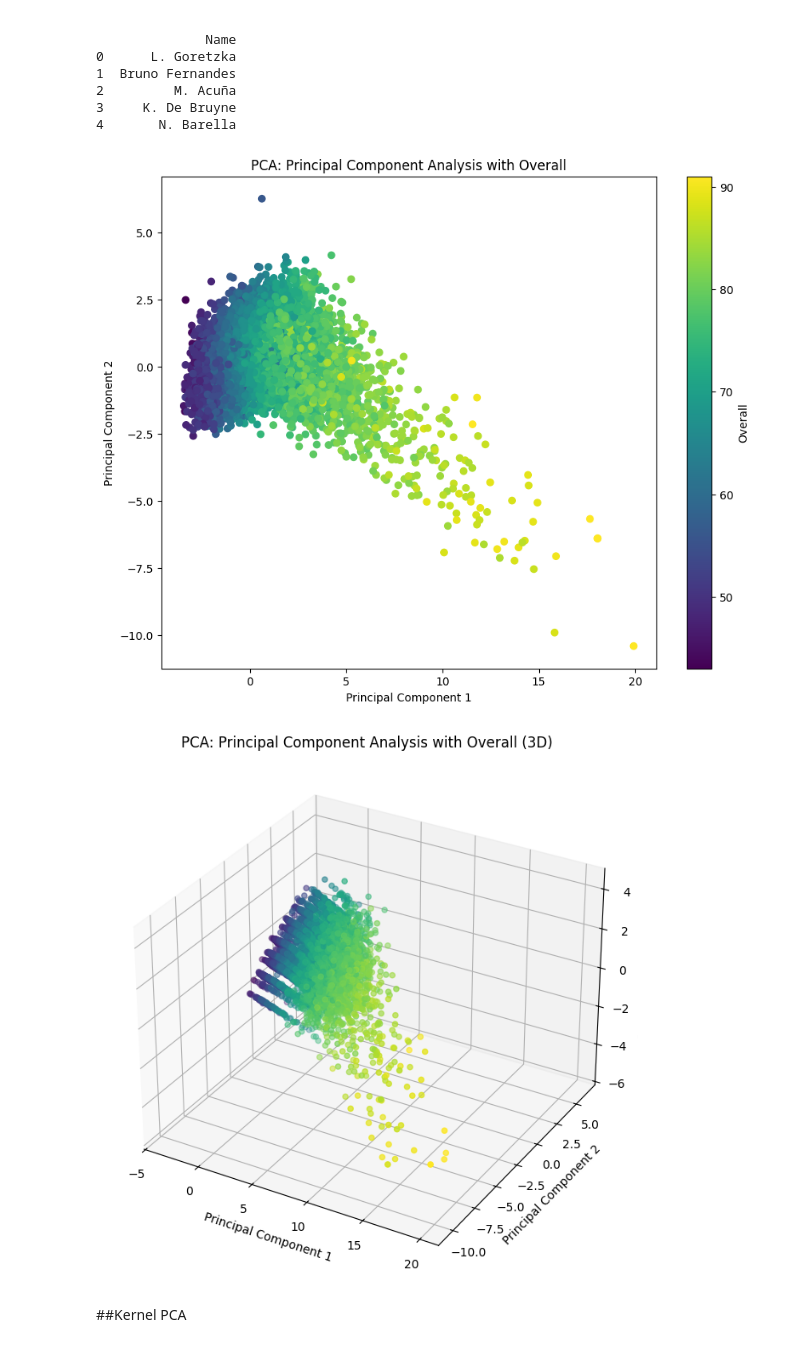
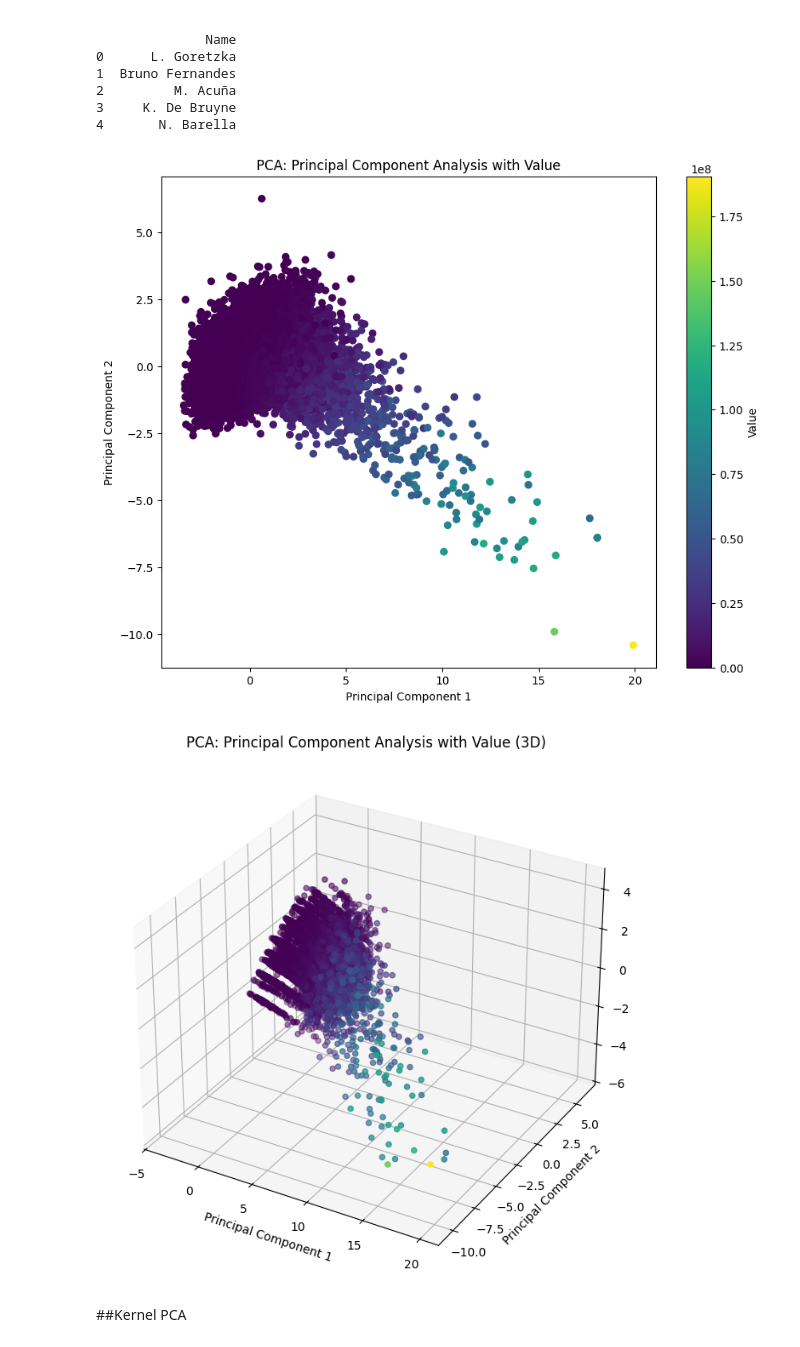
Before and after one commit to jmparradov/Machine-Learning-II---Talleres, a Jupyter notebook: Taller_2_Machine_Learning_2.ipynb, the cells around one changed output. Saved outputs shown, nothing was run; the diff lists cells and outputs as text; code cells hidden in the pictures.

```diff
--- a/Taller_2_Machine_Learning_2.ipynb
+++ b/Taller_2_Machine_Learning_2.ipynb
@@ -170,41 +170,41 @@ Explained Variance Ratio: [0.47647506 0.15815611 0.14860896]
 # %%
 # prompt: view results in a graph using colors with overall column
 
 import matplotlib.pyplot as plt
 
 # Assuming principalDf is your DataFrame with 'principal component 1', 'principal component 2', and 'Name' columns
 
 plt.figure(figsize=(10, 8))
 
-# Scatter plot with color based on 'Overall' column
+# Scatter plot with color based on 'Value' column
 plt.scatter(principalDf['principal component 1'], principalDf['principal component 2'],
-            c=df['Overall'], cmap='viridis')  # 'viridis' is a colormap, you can choose others
+            c=df['Value'], cmap='viridis')  # 'viridis' is a colormap, you can choose others
 
 plt.xlabel('Principal Component 1')
 plt.ylabel('Principal Component 2')
-plt.title('PCA: Principal Component Analysis with Overall')
-plt.colorbar(label='Overall')  # Add a colorbar to show the 'Overall' values
+plt.title('PCA: Principal Component Analysis with Value')
+plt.colorbar(label='Value')  # Add a colorbar to show the 'Overall' values
 
 plt.show()
 
 
 # If you want to plot in 3D
 from mpl_toolkits.mplot3d import Axes3D
 
 fig = plt.figure(figsize=(10, 8))
 ax = fig.add_subplot(111, projection='3d')
 
 ax.scatter(principalDf['principal component 1'], principalDf['principal component 2'], principalDf['principal component 3'],
-            c=df['Overall'], cmap='viridis')
+            c=df['Value'], cmap='viridis')
 
 ax.set_xlabel('Principal Component 1')
 ax.set_ylabel('Principal Component 2')
 ax.set_zlabel('Principal Component 3')
-ax.set_title('PCA: Principal Component Analysis with Overall (3D)')
+ax.set_title('PCA: Principal Component Analysis with Value (3D)')
 plt.show()
 # %% [output]
-[figure, old version]
+[figure, new version]
-[figure, old version]
+[figure, new version]
 # %% [markdown]
 ##Kernel PCA
 # %%
```
Also changed, not shown: parts of 6 cells of this notebook.
